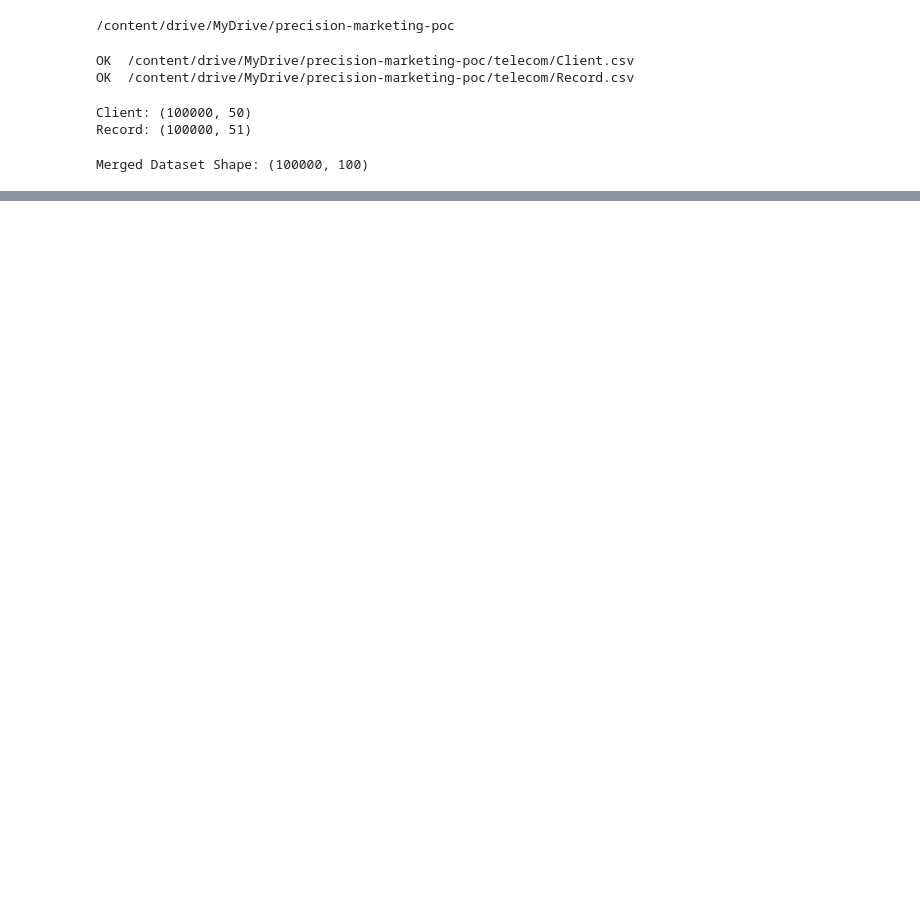
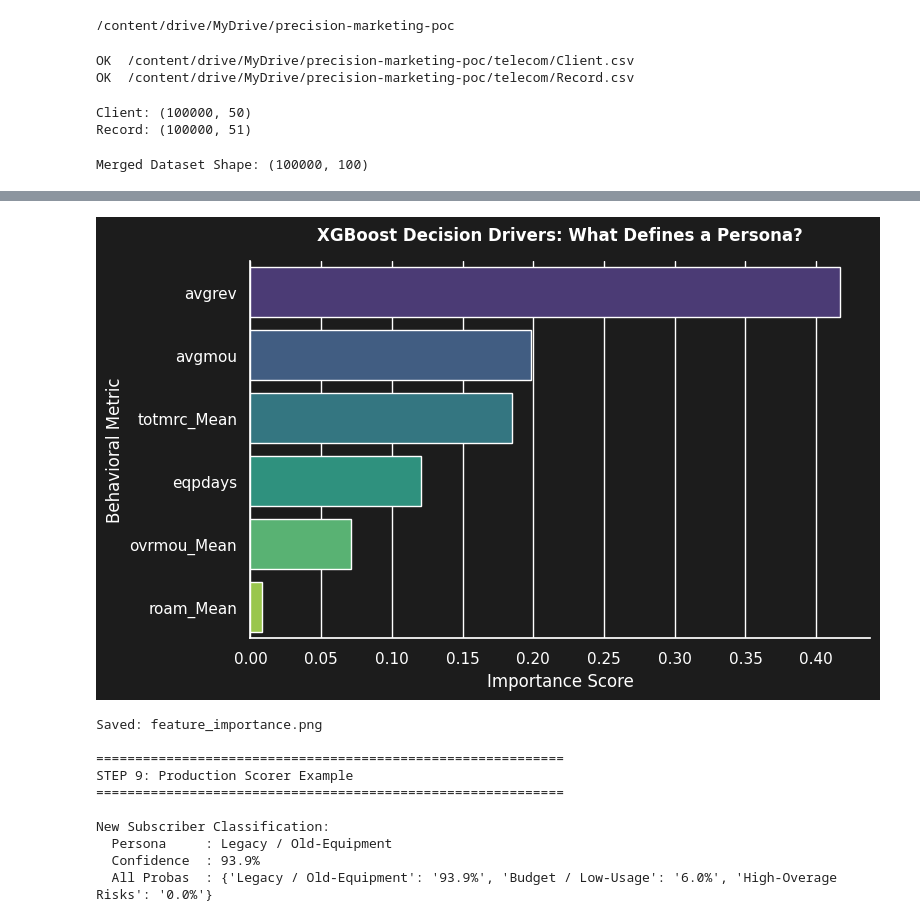
Before and after one commit to Prajwal-13-dev/precision-marketing-poc, a Jupyter notebook: precision_marketing_poc.ipynb, the cells around one changed output, grey strips where cells are left out. Drawn from its saved outputs; the diff is of its cells as text; code cells hidden in the pictures; blank space fills up the shorter version.

```diff
--- a/precision_marketing_poc.ipynb
+++ b/precision_marketing_poc.ipynb
@@ -207,0 +475,71 @@ Data is successfully imputed, scaled, and ready for K-Means Clustering.
+# %%
+
+# STEP 8 ── FEATURE IMPORTANCE
+
+importances = xgb_model.feature_importances_
+
+fig, ax = plt.subplots(figsize=(8, 5), facecolor='#1c1c1c')
+ax.set_facecolor('#1c1c1c')
+order_idx = importances.argsort()[::-1]
+sns.barplot(x=importances[order_idx],
+            y=np.array(features)[order_idx],
+            palette='viridis', ax=ax)
+ax.set_title('XGBoost Decision Drivers: What Defines a Persona?',
+             color='white', fontweight='bold', pad=15)
+ax.set_xlabel('Importance Score', color='white')
+ax.set_ylabel('Behavioral Metric', color='white')
+ax.tick_params(colors='white')
+sns.despine()
+plt.tight_layout()
+plt.show()
+print("Saved: feature_importance.png")
+
+
+#  PRODUCTION SCORER
+
+print("Production Scorer Example")
+
+
+def classify_new_subscriber(raw_features: dict) -> dict:
+    """
+    Input : dict with keys matching `features` list
+    Output: persona name + churn risk tier
+    """
+    X_new = pd.DataFrame([raw_features])[features]
+    X_new_imputed = pd.DataFrame(imputer.transform(X_new), columns=features)
+    X_new_scaled  = pd.DataFrame(scaler.transform(X_new_imputed), columns=features)
+    persona_id    = xgb_model.predict(X_new_scaled)[0]
+    proba         = xgb_model.predict_proba(X_new_scaled)[0]
+    return {
+        'persona'    : persona_map[persona_id],
+        'confidence' : f"{proba[persona_id]*100:.1f}%",
+        'all_probas' : {persona_map[i]: f"{p*100:.1f}%"
+                        for i, p in enumerate(proba)}
+    }
+
+# Example new subscriber
+new_sub = {
+    'avgrev'     : 45.0,
+    'avgmou'     : 200.0,
+    'totmrc_Mean': 40.0,
+    'ovrmou_Mean': 5.0,
+    'roam_Mean'  : 0.0,
+    'eqpdays'    : 900.0   # old equipment → expect Legacy persona
+}
+result = classify_new_subscriber(new_sub)
+print(f"\nNew Subscriber Classification:")
+print(f"  Persona     : {result['persona']}")
+print(f"  Confidence  : {result['confidence']}")
+print(f"  All Probas  : {result['all_probas']}")
+# %% [output]
+[figure, added]
+Saved: feature_importance.png
+
+============================================================
+STEP 9: Production Scorer Example
+============================================================
+
+New Subscriber Classification:
+  Persona     : Legacy / Old-Equipment
+  Confidence  : 93.9%
+  All Probas  : {'Legacy / Old-Equipment': '93.9%', 'Budget / Low-Usage': '6.0%', 'High-Overage Risks': '0.0%'}
```
Also changed, not shown: parts of 11 cells of this notebook.
